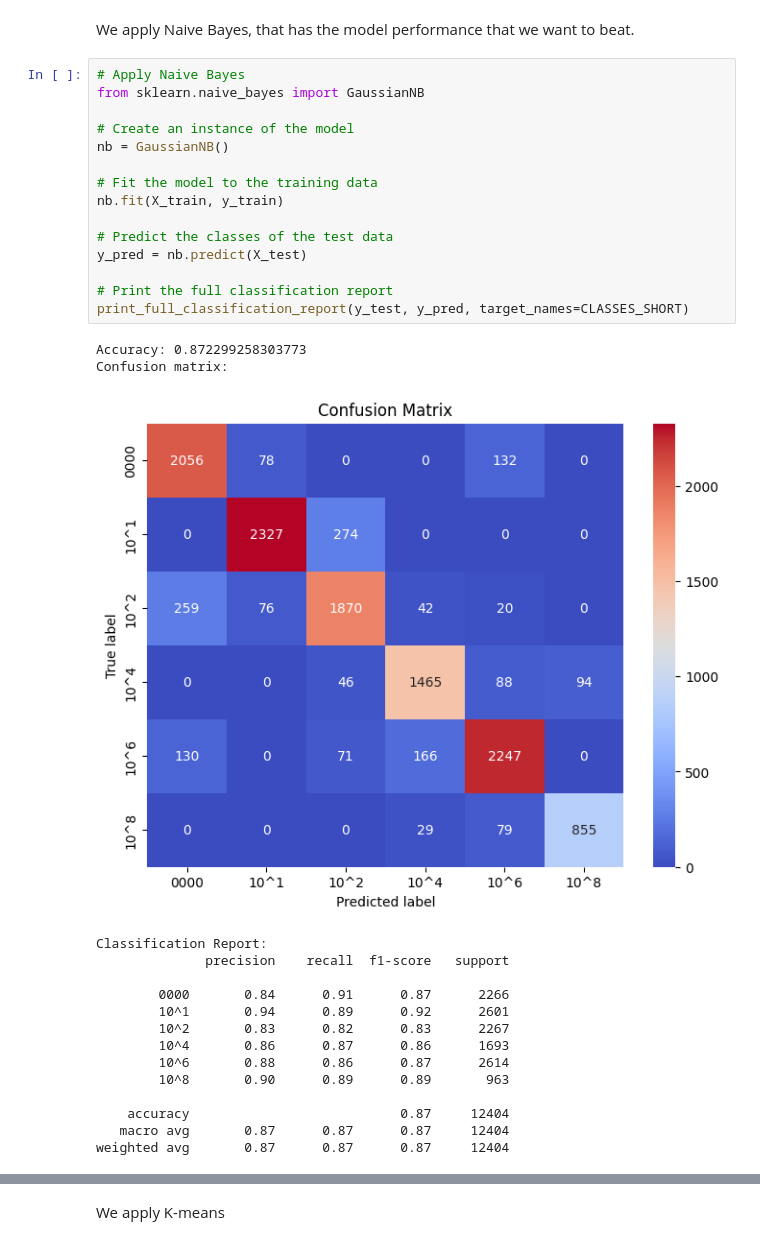
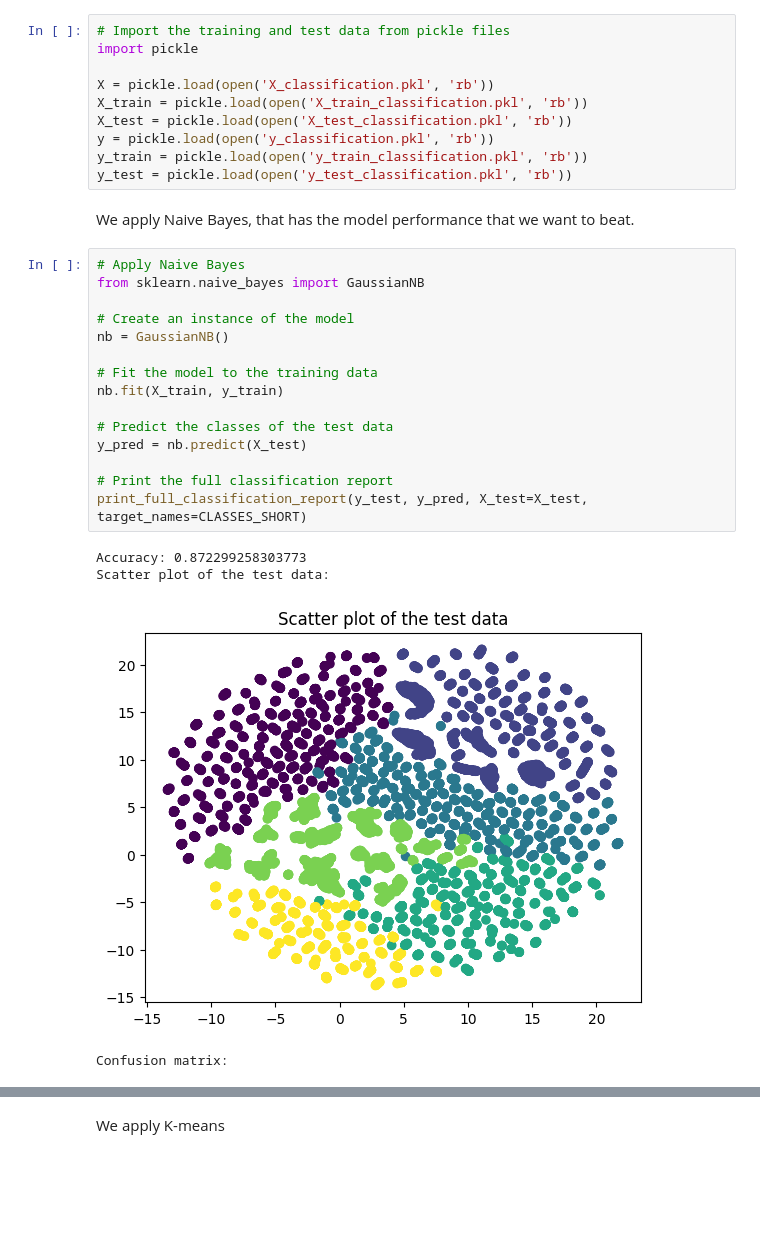
Before and after one commit to Frollamma/progetto-piccialli, a Jupyter notebook: main.ipynb, the cells around one changed output, grey strips where cells are left out. Cells and saved outputs as stored; diff of their text form; blank space fills up the shorter version.

Commit message:
Added new graph for full classification report

```diff
--- a/main.ipynb
+++ b/main.ipynb
@@ -925,34 +955,32 @@ y_test[0]: 1
+# %%
+# Import the training and test data from pickle files
+import pickle
+
+X = pickle.load(open('X_classification.pkl', 'rb'))
+X_train = pickle.load(open('X_train_classification.pkl', 'rb'))
+X_test = pickle.load(open('X_test_classification.pkl', 'rb'))
+y = pickle.load(open('y_classification.pkl', 'rb'))
+y_train = pickle.load(open('y_train_classification.pkl', 'rb'))
+y_test = pickle.load(open('y_test_classification.pkl', 'rb'))
 # %% [markdown]
 We apply Naive Bayes, that has the model performance that we want to beat.
 # %%
 # Apply Naive Bayes
 from sklearn.naive_bayes import GaussianNB
 
 # Create an instance of the model
 nb = GaussianNB()
 
 # Fit the model to the training data
 nb.fit(X_train, y_train)
 
 # Predict the classes of the test data
 y_pred = nb.predict(X_test)
 
 # Print the full classification report
-print_full_classification_report(y_test, y_pred, target_names=CLASSES_SHORT)
+print_full_classification_report(y_test, y_pred, X_test=X_test, target_names=CLASSES_SHORT)
 # %% [output]
 Accuracy: 0.872299258303773
-Confusion matrix:
+Scatter plot of the test data:
-[figure, old version]
+[figure, new version]
-Classification Report:
-              precision    recall  f1-score   support
-
-        0000       0.84      0.91      0.87      2266
-        10^1       0.94      0.89      0.92      2601
-        10^2       0.83      0.82      0.83      2267
-        10^4       0.86      0.87      0.86      1693
-        10^6       0.88      0.86      0.87      2614
-        10^8       0.90      0.89      0.89       963
-
-    accuracy                           0.87     12404
-   macro avg       0.87      0.87      0.87     12404
-weighted avg       0.87      0.87      0.87     12404
+Confusion matrix:
```
Also changed, not shown: parts of 18 cells of this notebook, 4 other files.
